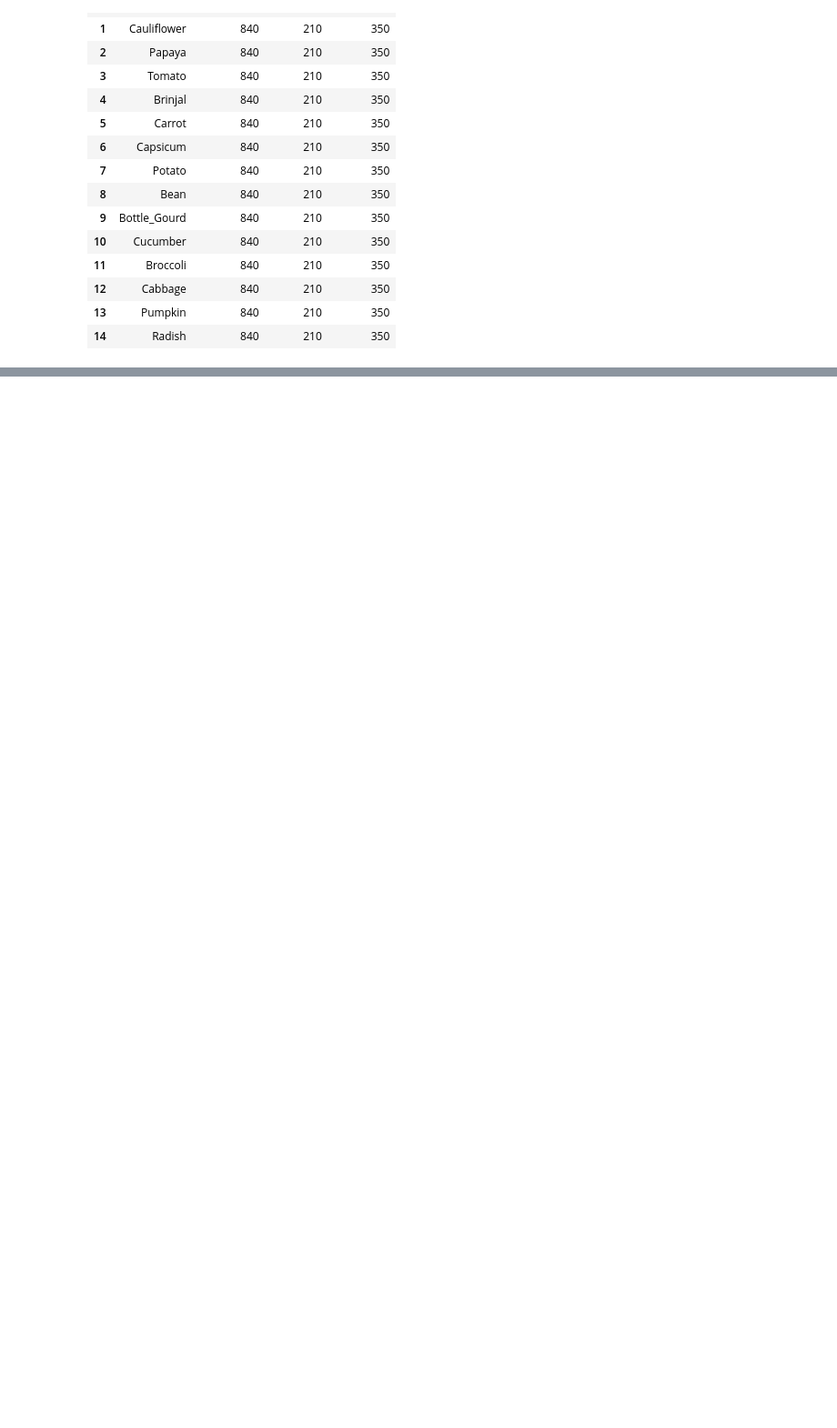
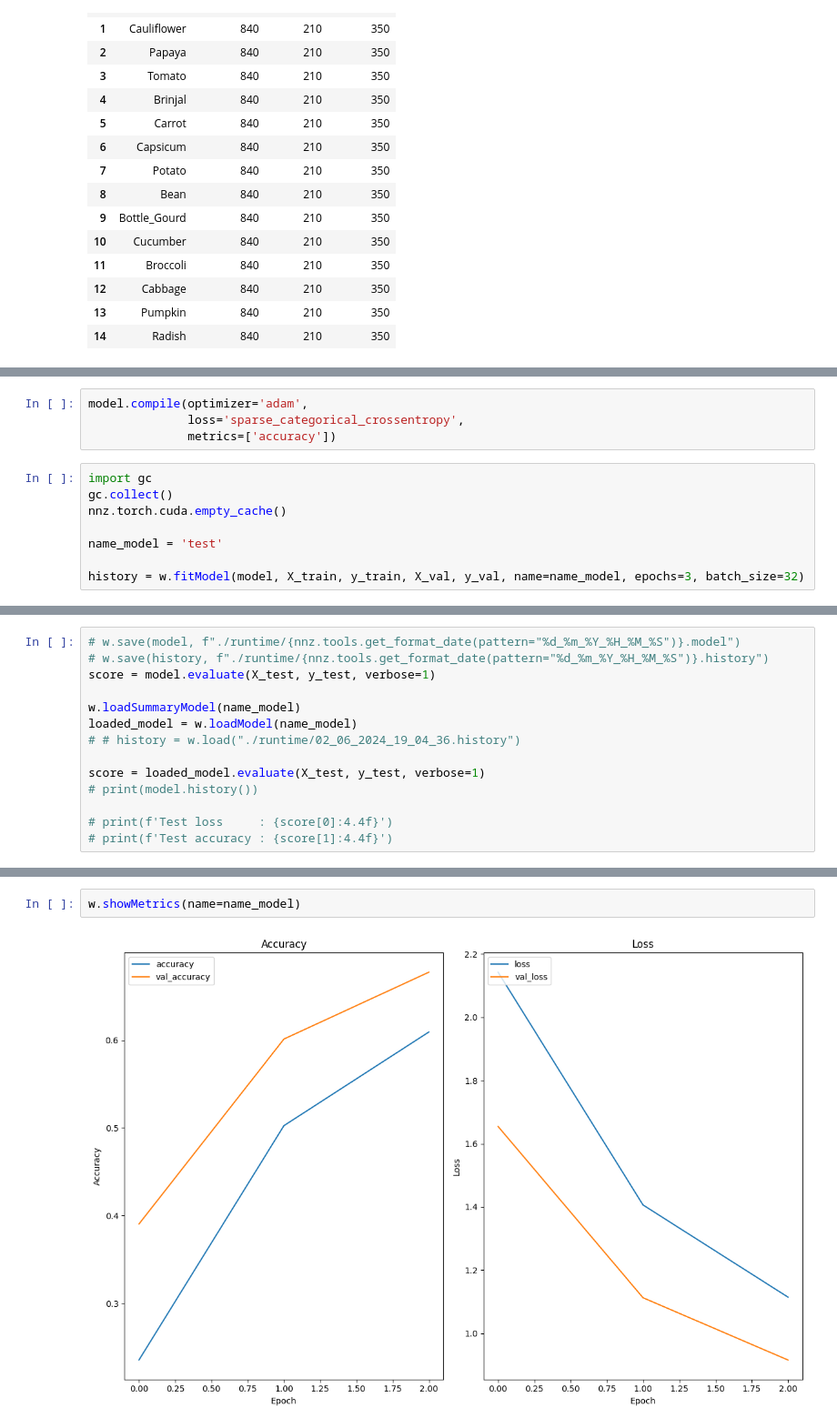
Before and after one commit to JeremZed/Portfolio-IA, a Jupyter notebook: Classification/legumes/classification.ipynb, the cells around one changed output, grey strips where cells are left out. Shown at 91% size. Drawn from its saved outputs; the diff is of its cells as text; blank space fills up the shorter version.

```diff
--- a/Classification/legumes/classification.ipynb
+++ b/Classification/legumes/classification.ipynb
@@ -66,0 +160,12 @@ np.unique(y_train, return_counts=True)
+# %%
+model.compile(optimizer='adam',
+              loss='sparse_categorical_crossentropy',
+              metrics=['accuracy'])
+# %%
+import gc
+gc.collect()
+nnz.torch.cuda.empty_cache()
+
+name_model = 'test'
+
+history = w.fitModel(model, X_train, y_train, X_val, y_val, name=name_model, epochs=3, batch_size=32)
@@ -66,0 +179,14 @@ np.unique(y_train, return_counts=True)
+# %%
+# w.save(model, f"./runtime/{nnz.tools.get_format_date(pattern="%d_%m_%Y_%H_%M_%S")}.model")
+# w.save(history, f"./runtime/{nnz.tools.get_format_date(pattern="%d_%m_%Y_%H_%M_%S")}.history")
+score = model.evaluate(X_test, y_test, verbose=1)
+
+w.loadSummaryModel(name_model)
+loaded_model = w.loadModel(name_model)
+# # history = w.load("./runtime/02_06_2024_19_04_36.history")
+
+score = loaded_model.evaluate(X_test, y_test, verbose=1)
+# print(model.history())
+
+# print(f'Test loss     : {score[0]:4.4f}')
+# print(f'Test accuracy : {score[1]:4.4f}')
@@ -66,0 +227,4 @@ np.unique(y_train, return_counts=True)
+# %%
+w.showMetrics(name=name_model)
+# %% [output]
+[figure, added]
```
Also changed, not shown: parts of 23 cells of this notebook.
